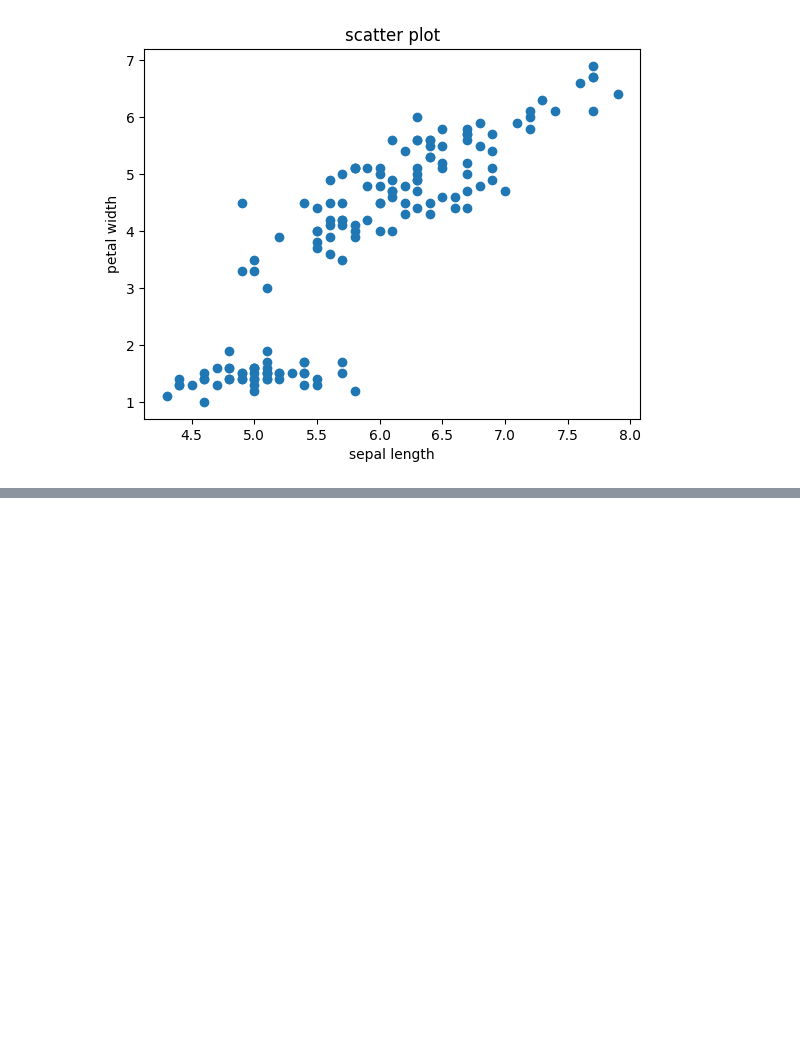
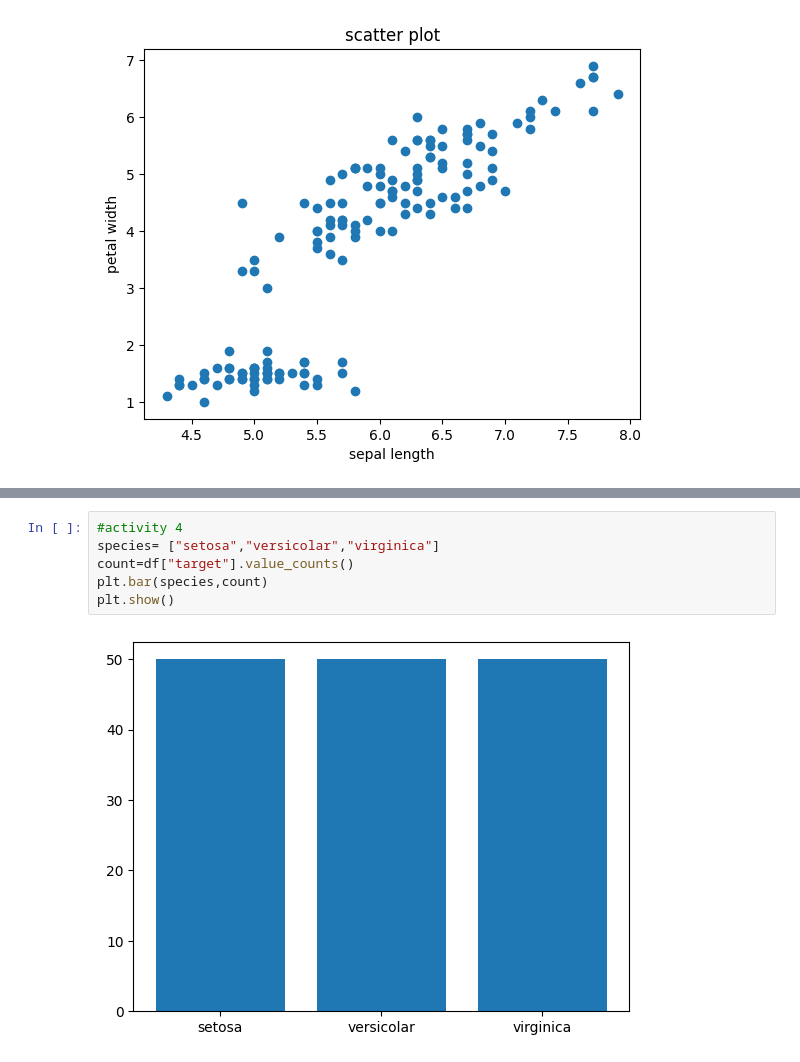
Before and after one commit to BhuvanHande/ML-Lab, a Jupyter notebook: lab2.ipynb, the cells around one changed output, grey strips where cells are left out. Cells and saved outputs as stored; diff of their text form; blank space fills up the shorter version.

```diff
--- a/lab2.ipynb
+++ b/lab2.ipynb
@@ -39,0 +46,8 @@ plt.show()
+# %%
+#activity 4
+species= ["setosa","versicolar","virginica"]
+count=df["target"].value_counts()
+plt.bar(species,count)
+plt.show()
+# %% [output]
+[figure, added]
```
Also changed, not shown: parts of 3 cells of this notebook.
